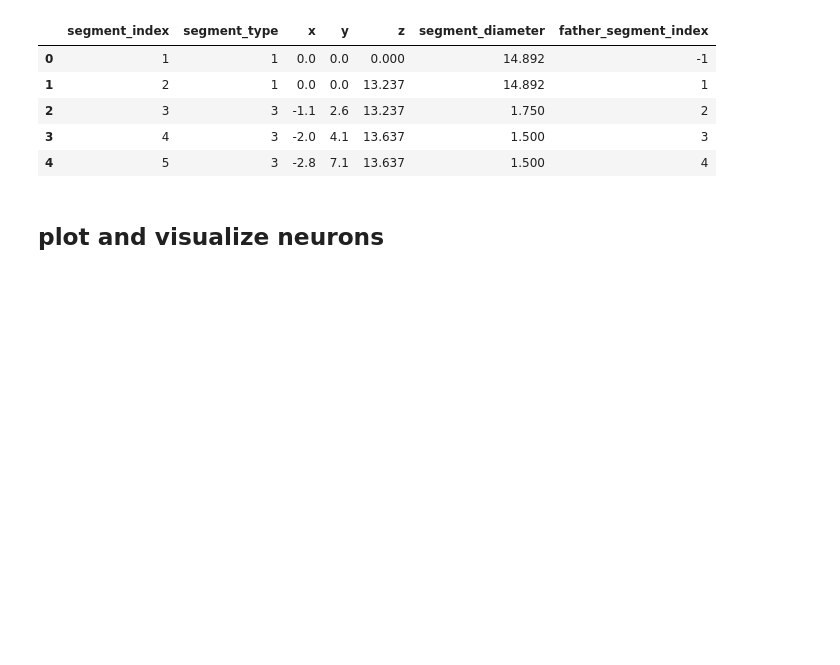
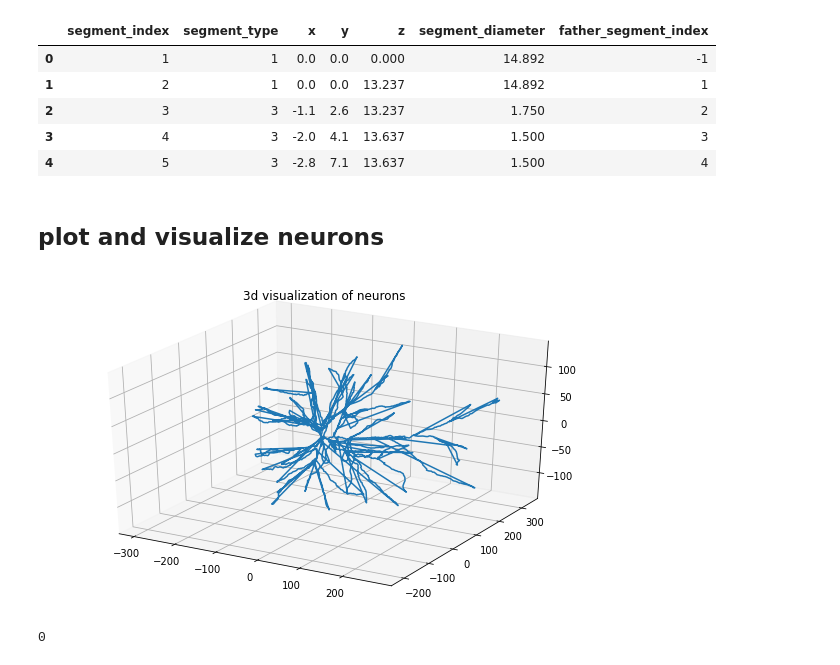
Before and after one commit to miaomiaoYao/HW, a Jupyter notebook: CNeuro/CNeuro_hw1.ipynb, the cells around one changed output. Cells and saved outputs as stored; diff of their text form; code cells hidden in the pictures; blank space fills up the shorter version.

```diff
--- a/CNeuro/CNeuro_hw1.ipynb
+++ b/CNeuro/CNeuro_hw1.ipynb
@@ -49,3 +98,8 @@ def cell_visualization(filename):
     plt.show()
 
     return 0
+# %%
+cell_visualization(file_pyramidal)
+# %% [output]
+[figure, added]
+0
```
Also changed, not shown: parts of 22 cells of this notebook.
